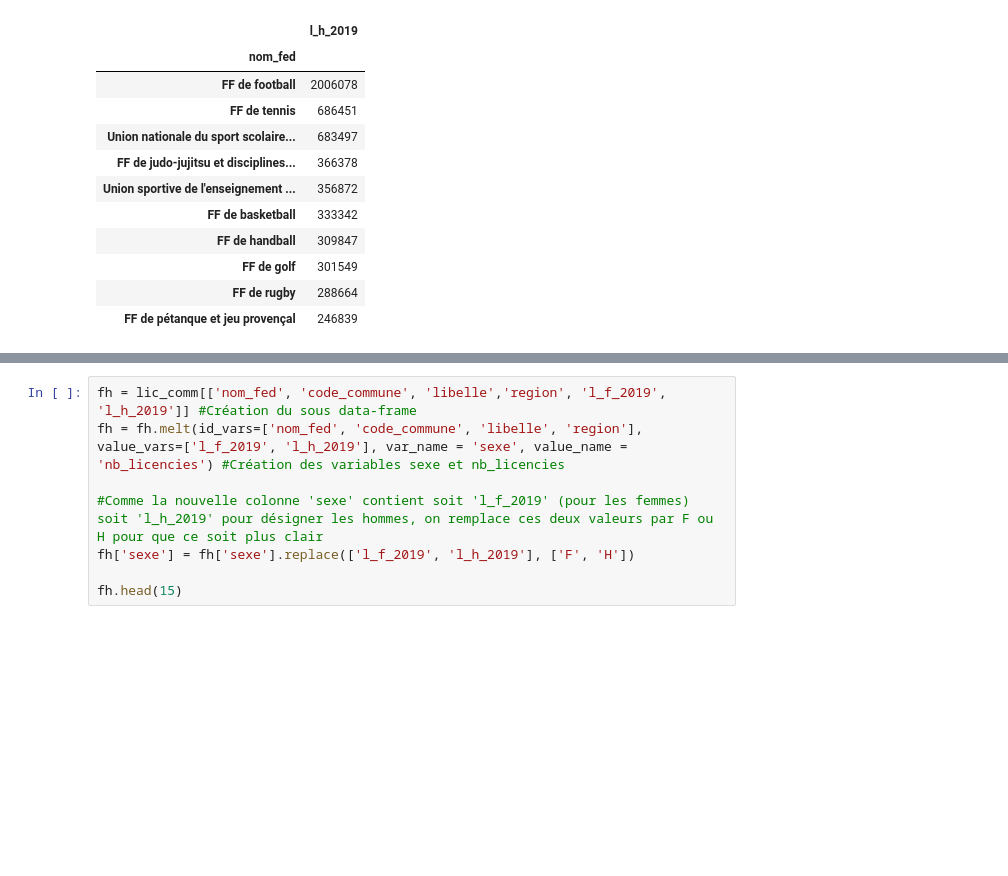
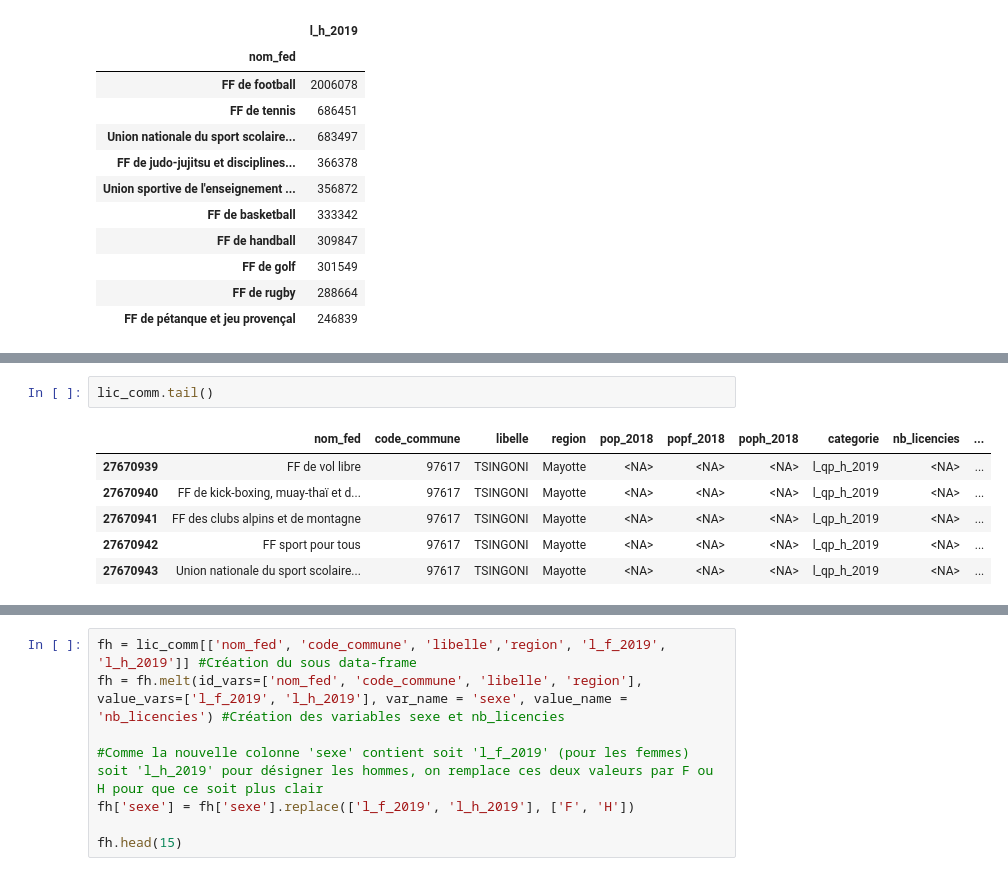
Before and after one commit to paulrsnn/projet-python, a Jupyter notebook: 1-analyse_base_licencies-NB.ipynb, the cells around one changed output, grey strips where cells are left out. Drawn from its saved outputs; the diff is of its cells as text; blank space fills up the shorter version.

```diff
--- a/1-analyse_base_licencies-NB.ipynb
+++ b/1-analyse_base_licencies-NB.ipynb
@@ -139,0 +315,9 @@ On commence par créer un data frame à partir des colonnes 'nom_fed', 'code_com
+# %%
+lic_comm.tail()
+# %% [output]
+|  | nom_fed | code_commune | libelle | region | pop_2018 | popf_2018 | poph_2018 | categorie | nb_licencies | ... |
+| 27670939 | FF de vol libre | 97617 | TSINGONI | Mayotte | <NA> | <NA> | <NA> | l_qp_h_2019 | <NA> | ... |
+| 27670940 | FF de kick-boxing, muay-thaï et d... | 97617 | TSINGONI | Mayotte | <NA> | <NA> | <NA> | l_qp_h_2019 | <NA> | ... |
+| 27670941 | FF des clubs alpins et de montagne | 97617 | TSINGONI | Mayotte | <NA> | <NA> | <NA> | l_qp_h_2019 | <NA> | ... |
+| 27670942 | FF sport pour tous | 97617 | TSINGONI | Mayotte | <NA> | <NA> | <NA> | l_qp_h_2019 | <NA> | ... |
+| 27670943 | Union nationale du sport scolaire... | 97617 | TSINGONI | Mayotte | <NA> | <NA> | <NA> | l_qp_h_2019 | <NA> | ... |
```
Also changed, not shown: parts of 28 cells of this notebook.
